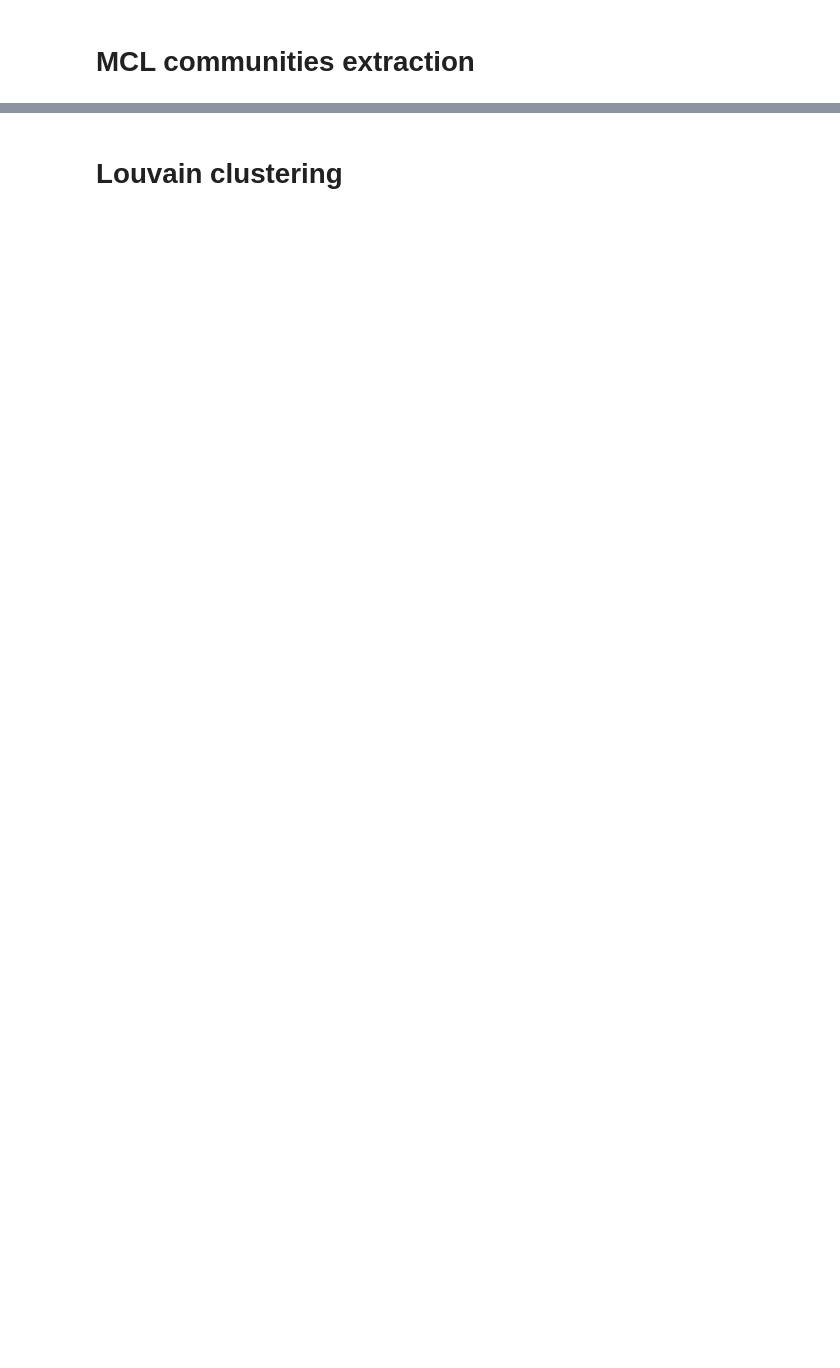
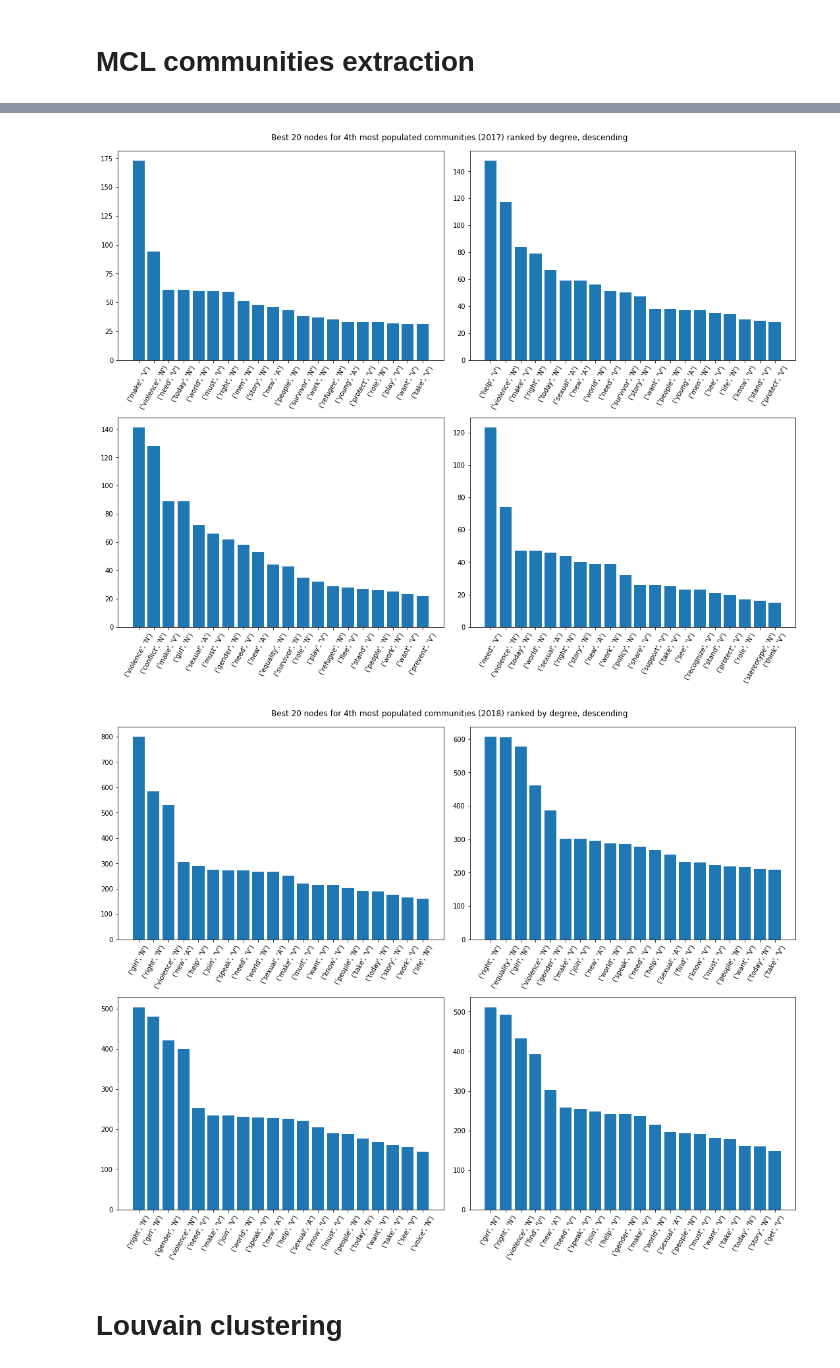
Before and after one commit to damiclem/feminism_network, a Jupyter notebook: clustering.ipynb, the cells around one changed output, grey strips where cells are left out. Saved outputs shown, nothing was run; the diff lists cells and outputs as text; code cells hidden in the pictures; blank space fills up the shorter version.

Commit message:
Updated analysis, updated clustering

```diff
--- a/clustering.ipynb
+++ b/clustering.ipynb
@@ -47,3 +48,11 @@ w2i, i2w, _ = get_edges(words)
+# %%
+# load dictionaries
+
+w2i_2017, i2w_2017 = np.load('data/database/dict2017.npy')
+w2i_2018, i2w_2018 = np.load('data/database/dict2018.npy')
+
+w2i = [w2i_2017, w2i_2018]
+i2w = [i2w_2017, i2w_2018]
 # %%
 # Load adjacency matrices
 X_2017 = np.load('data/database/adj_mat2017.npy')
@@ -120,24 +125,28 @@ param_2018 = {'inf': 3.5, 'exp': 2}   # mod =  , n. clusters 112
 
 param = [param_2017, param_2018]
 # %%
-# Compute and save clusters
+# Compute and print clusters
 
 # List of both classes of clusters (list of list)
-wclusters = []
+mcl_clusters = []
 
 for i, mat in enumerate(X):
+    if not i: print( '2017\'s network:')
+    if i: print( '\n2018\'s network:')
     # convert the matrix to sparse
     mat = sparse.csr_matrix(mat)
     # MCL using best parameters
     result = mc.run_mcl(mat, verbose = 1, pruning_threshold = 0, iterations = max_iter,
                         inflation = param[i]['inf'], expansion = param[i]['exp'])
-    clusters = mc.get_clusters(mat)
+    clusters = sorted(mc.get_clusters(mat), key=len, reverse=True)
     # list of clusters for the current year
+    mcl_clusters.append(clusters)
     yc = []
-    for cluster in clusters:
-        c = [i2w[node] for node in cluster]
-        print(c, end='\n\n')
+    print('Number of clusters:', len(clusters), end='\n\n')
+    for k, cluster in enumerate(clusters):
+        print('Cluster #{}'.format(k+1))
+        print('\tCluster cardinality: ', len(cluster))
+        c = [i2w[i][node] for node in cluster]
+        print('\t',c, end='\n\n')
         yc.append(c)
-
-np.save('data/database/clusters_MCL',np.array(wclusters))
 # %% [output]
@@ -162,3 +170,23 @@ KeyError: 151
+# %%
+# MCL communities analysis
+best = 20
+
+for i, net in enumerate(nets):
+    fig, axs = plt.subplots(2, 2, figsize=(15, 12))
+    axs = axs.ravel()
+    if not i: _ = fig.suptitle('Best 20 nodes for 4th most populated communities (2017) ranked by degree, descending')
+    if i: _ = fig.suptitle('Best 20 nodes for 4th most populated communities (2018) ranked by degree, descending')
+    clust = mcl_clusters[i][:4]
+    for j,c in enumerate(clust):
+        degrees = pd.Series({node: val for node, val in net.subgraph(c).degree()}).sort_values(ascending=False).iloc[:best]
+        _ = axs[j].bar(degrees.index.map(lambda x: str(i2w[i][x])), degrees.values)
+        _ = axs[j].tick_params(axis='x', labelrotation=60)
+    _ = plt.tight_layout()
+    _ = plt.subplots_adjust(top=0.95)
+    _ = plt.show()
+# %% [output]
+[figure, added]
+[figure, added]
 # %% [markdown]
 # Louvain clustering
 # %%
```
Also changed, not shown: parts of 9 cells of this notebook, 1 other file.
